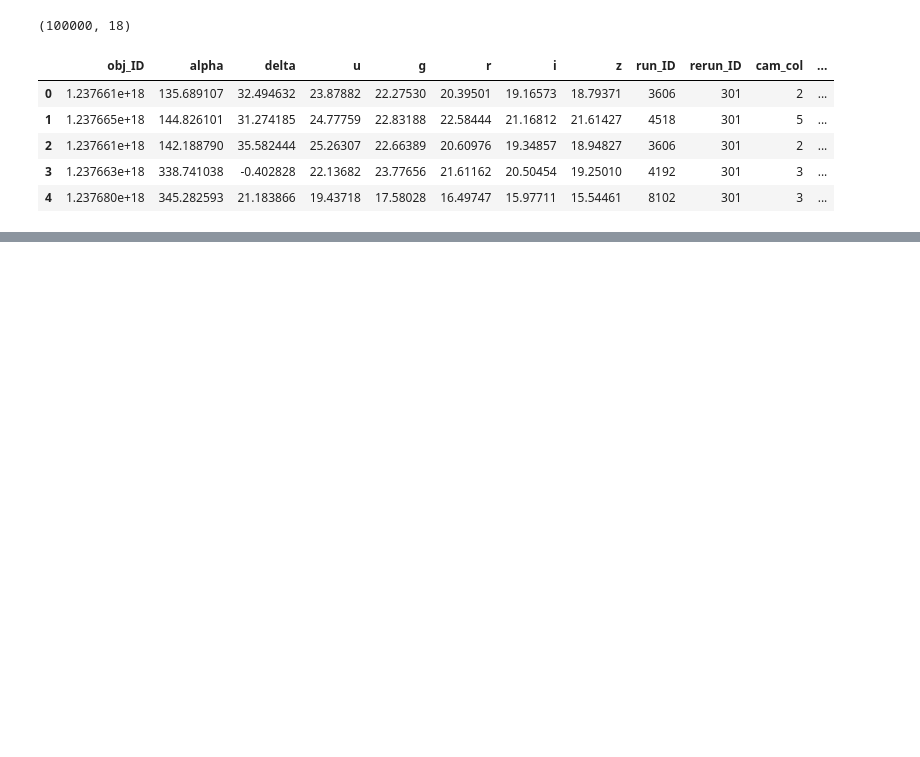
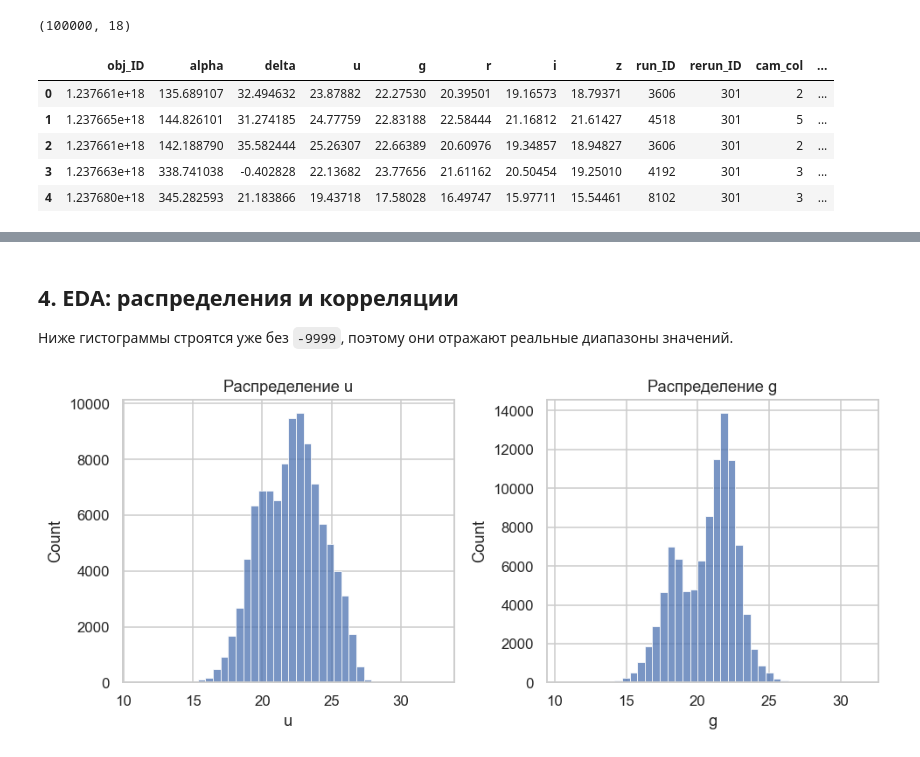
Before and after one commit to sdn2s/ML-in-mechanics, a Jupyter notebook: star_clustering.ipynb, the cells around one changed output, grey strips where cells are left out. Cells and saved outputs as stored; diff of their text form; code cells hidden in the pictures; blank space fills up the shorter version.

```diff
--- a/star_clustering.ipynb
+++ b/star_clustering.ipynb
@@ -24,3 +22,4 @@ from sklearn.metrics import silhouette_score, adjusted_rand_score, v_measure_sco
 from sklearn.neighbors import NearestNeighbors
 
 sns.set(style="whitegrid", context="notebook")
+plt.rcParams["figure.dpi"] = 110
@@ -51,19 +43,0 @@ Name: count, dtype: int64
-# %%
-
-# Числовые признаки без id и метки
-id_cols = ['obj_ID','run_ID','rerun_ID','cam_col','field_ID','spec_obj_ID','plate','MJD','fiber_ID']
-feature_cols = [c for c in df.columns if c not in id_cols + ['class']]
-X_raw = df[feature_cols]
-
-fig, axes = plt.subplots(2, 3, figsize=(12, 7))
-for ax, col in zip(axes.flat, feature_cols[:6]):
-    sns.histplot(df[col], bins=40, ax=ax, kde=False)
-    ax.set_title(col)
-plt.tight_layout()
-plt.show()
-
-corr = X_raw.corr(numeric_only=True)
-plt.figure(figsize=(8,6))
-sns.heatmap(corr, cmap="coolwarm", center=0)
-plt.title("Корреляции признаков")
-plt.show()
@@ -72,0 +50,9 @@ plt.show()
+# %%
+
+# Замена технических пропусков на NaN
+for col in ['u','g','r','i','z']:
+    df.loc[df[col] == -9999, col] = np.nan
+
+print(df['class'].value_counts())
+print("Пропуски по фотометрии:")
+print(df[['u','g','r','i','z']].isna().sum())
@@ -72,0 +72,19 @@ plt.show()
+# %% [markdown]
+
+## 4. EDA: распределения и корреляции
+
+Ниже гистограммы строятся уже без `-9999`, поэтому они отражают реальные диапазоны значений.
+# %%
+
+fig, axes = plt.subplots(1, 2, figsize=(9, 4))
+
+sns.histplot(df['u'].dropna(), bins=40, ax=axes[0])
+axes[0].set_title("Распределение u")
+
+sns.histplot(df['g'].dropna(), bins=40, ax=axes[1])
+axes[1].set_title("Распределение g")
+
+plt.tight_layout()
+plt.show()
+# %% [output]
+[figure, added]
```
Also changed, not shown: parts of 30 cells of this notebook.
